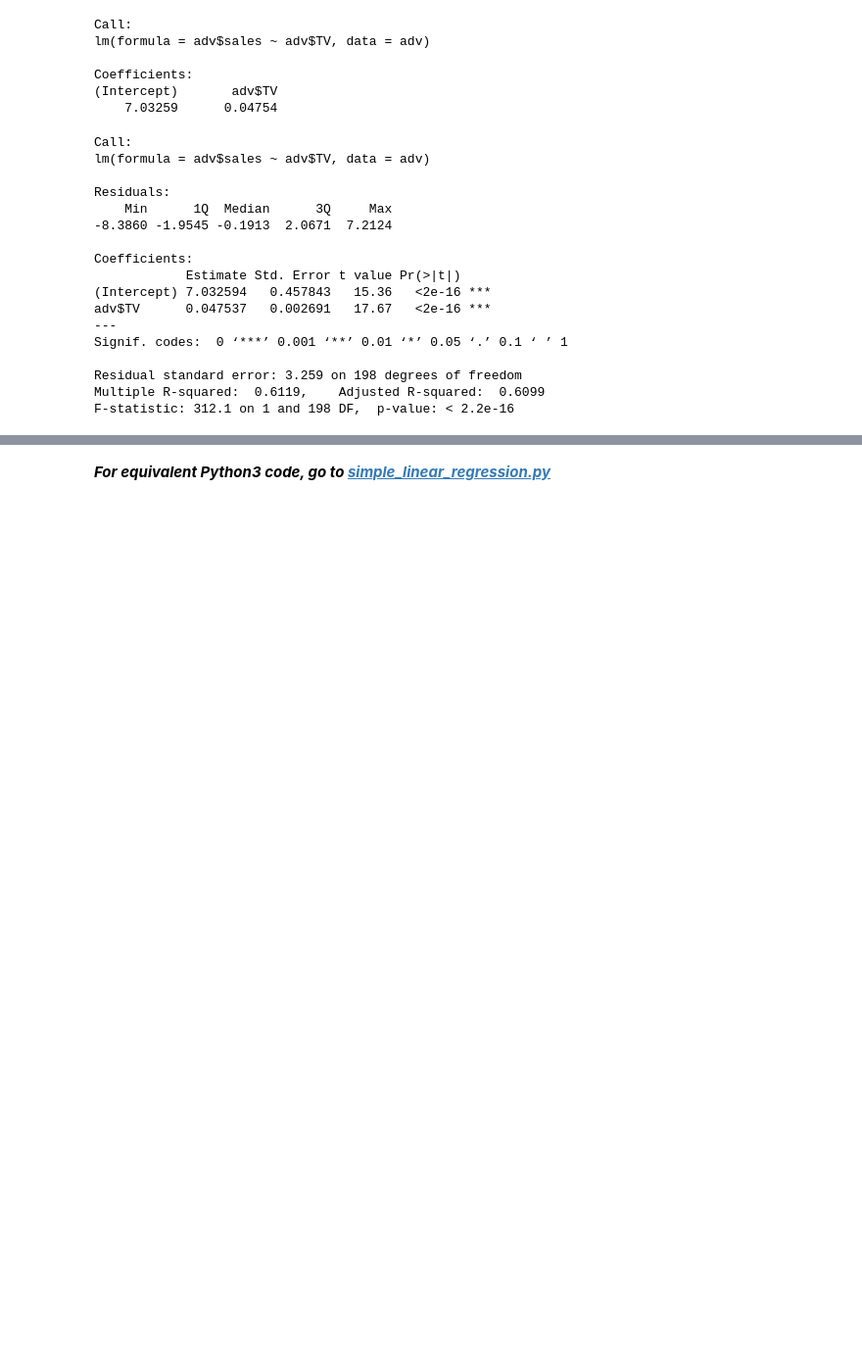
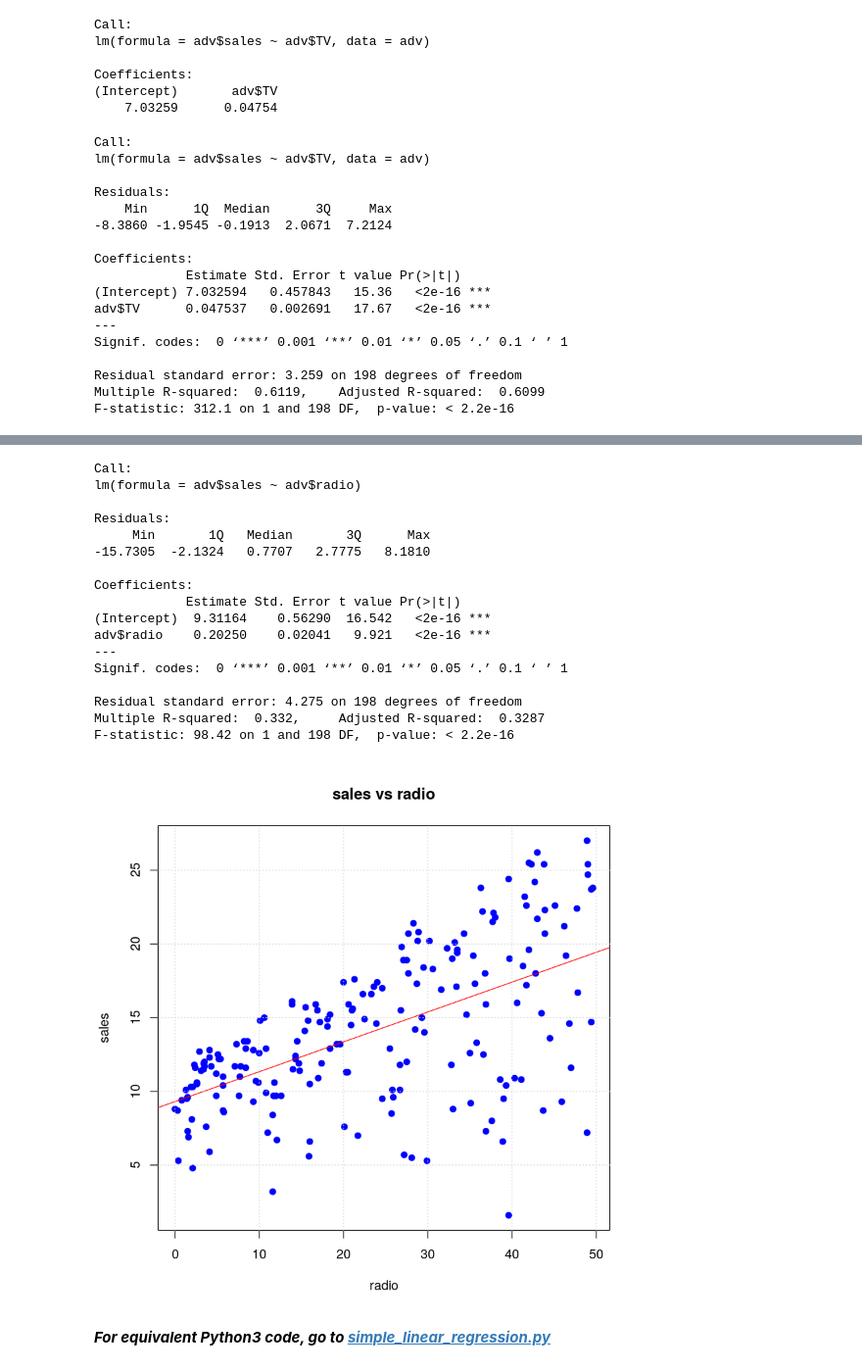
Before and after one commit to Kaushal1011/machine-learning, a Jupyter notebook: src/theory/01_Regression.ipynb, the cells around one changed output, grey strips where cells are left out. Shown at 98% size. Cells and saved outputs as stored; diff of their text form; code cells hidden in the pictures; blank space fills up the shorter version.

```diff
--- a/src/theory/01_Regression.ipynb
+++ b/src/theory/01_Regression.ipynb
@@ -454,2 +517,27 @@ F-statistic: 312.1 on 1 and 198 DF,  p-value: < 2.2e-16
+# %%
+radio <- lm(adv$sales ~ adv$radio)
+summary(radio)
+plot(adv$radio, adv$sales, xlab = 'radio', ylab = 'sales', main = 'sales vs radio', pch = 19, col = 'blue')
+abline(radio, col = 'red')
+grid()
+# %% [output]
+Call:
+lm(formula = adv$sales ~ adv$radio)
+
+Residuals:
+     Min       1Q   Median       3Q      Max
+-15.7305  -2.1324   0.7707   2.7775   8.1810
+
+Coefficients:
+            Estimate Std. Error t value Pr(>|t|)
+(Intercept)  9.31164    0.56290  16.542   <2e-16 ***
+adv$radio    0.20250    0.02041   9.921   <2e-16 ***
+---
+Signif. codes:  0 ‘***’ 0.001 ‘**’ 0.01 ‘*’ 0.05 ‘.’ 0.1 ‘ ’ 1
+
+Residual standard error: 4.275 on 198 degrees of freedom
+Multiple R-squared:  0.332,     Adjusted R-squared:  0.3287
+F-statistic: 98.42 on 1 and 198 DF,  p-value: < 2.2e-16
+[figure, added]
 # %% [markdown]
 ***For equivalent Python3 code, go to [simple_linear_regression.py](../simple_linear_regression.py)***
```
Also changed, not shown: parts of 13 cells of this notebook.
